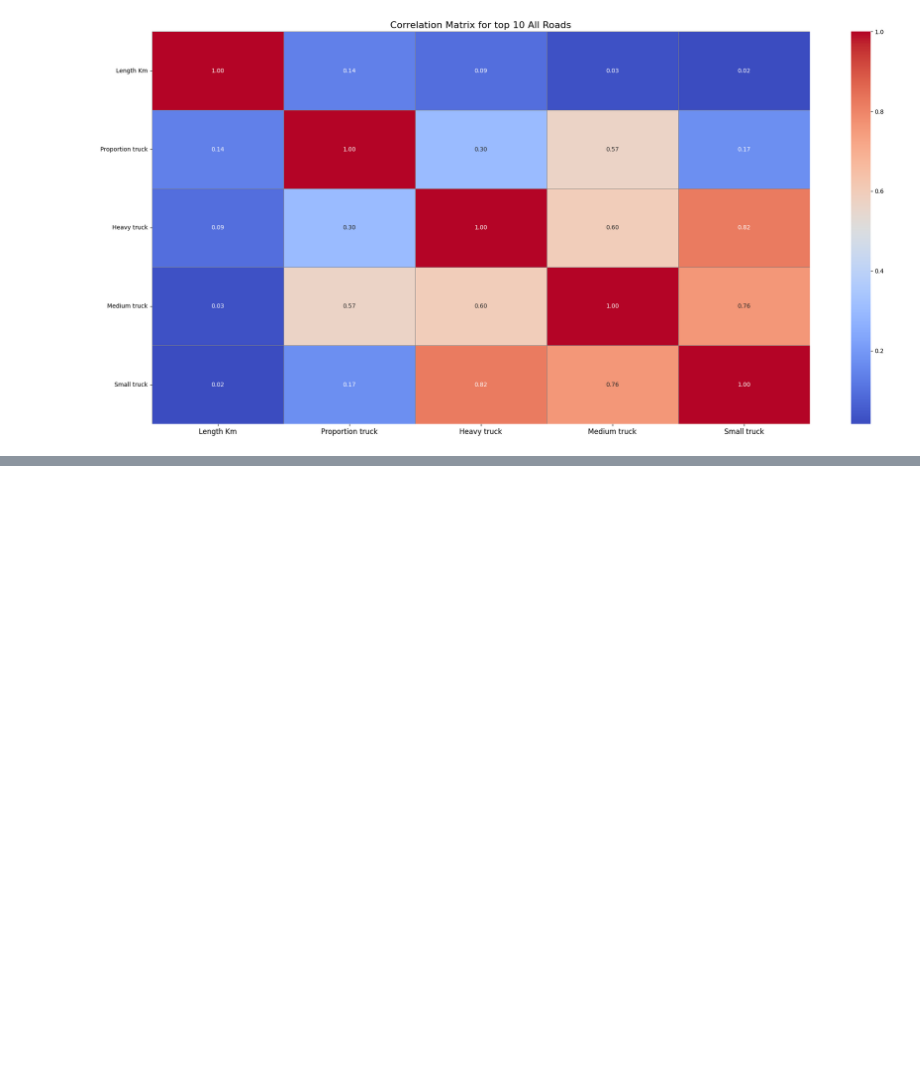
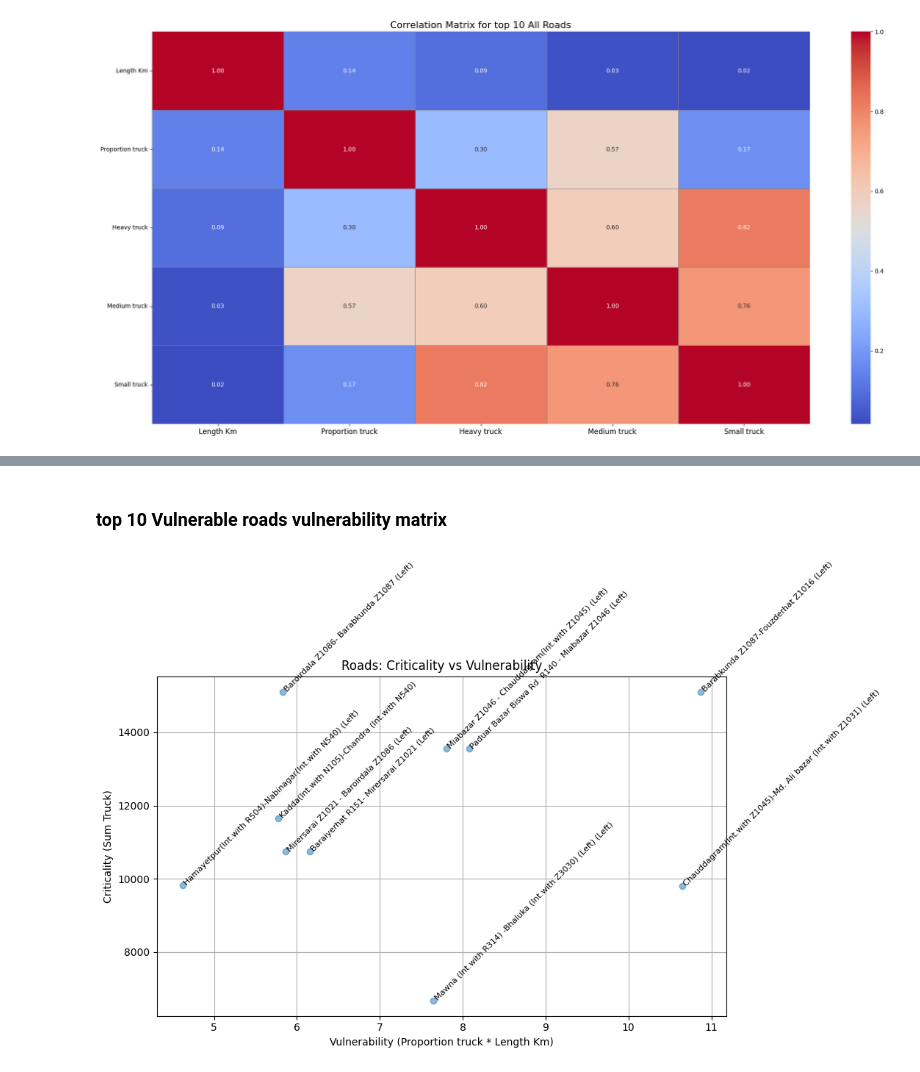
Before and after one commit to roydonders/EPA113a-Lab, a Jupyter notebook: EPA1352-G01-A4/notebook/Top 10 Roads RMMS data.ipynb, the cells around one changed output, grey strips where cells are left out. Cells and saved outputs as stored; diff of their text form; code cells hidden in the pictures; blank space fills up the shorter version.

```diff
--- a/EPA1352-G01-A4/notebook/Top 10 Roads RMMS data.ipynb
+++ b/EPA1352-G01-A4/notebook/Top 10 Roads RMMS data.ipynb
@@ -404,0 +519,6 @@ plt.show()
+# %% [markdown]
+### top 10 Vulnerable roads vulnerability matrix
+# %%
+vul_matrix1(top_10_vulnerable_roads)
+# %% [output]
+[figure, added]
```
Also changed, not shown: parts of 17 cells of this notebook.
